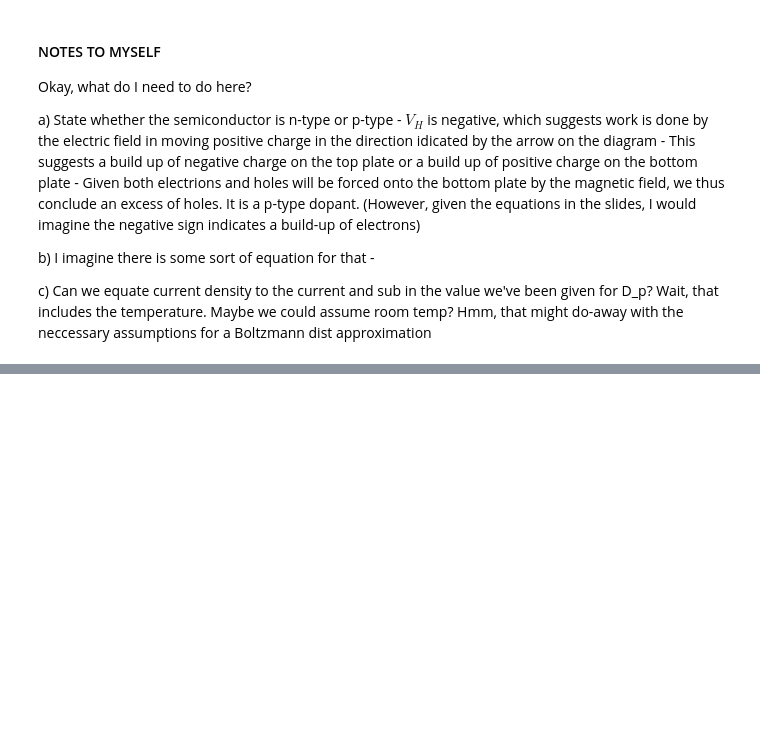
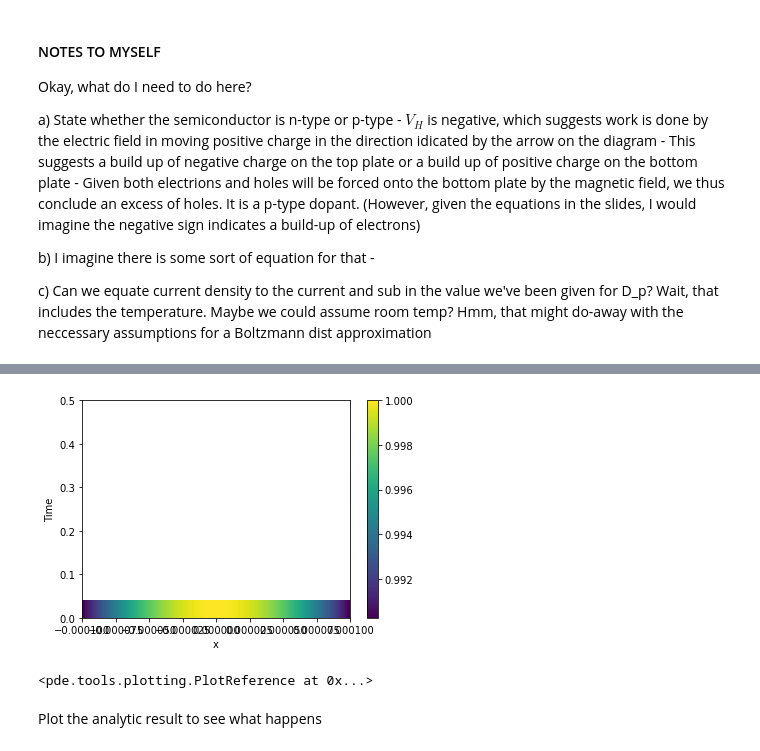
Before and after one commit to joshedmundson/PH4044-Tutorial-Sheet-3, a Jupyter notebook: PH4044 Tutorial Sheet 3.ipynb, the cells around one changed output, grey strips where cells are left out. Cells and saved outputs as stored; diff of their text form; code cells hidden in the pictures; blank space fills up the shorter version.

```diff
--- a/PH4044 Tutorial Sheet 3.ipynb
+++ b/PH4044 Tutorial Sheet 3.ipynb
@@ -92,0 +187,36 @@ c) Can we equate current density to the current and sub in the value we've been
+# %%
+# We can us the py-pde library to solve the differential equation
+import pde
+
+# Define all the constants in the equation
+mu_p = 300e-4 # m^2 V^-1 s^-1
+T = 10 # K
+E_0 = 10 # J
+tau_p = 1e-6 # s
+e = 1.6e-19 # C
+D_p = (mu_p * k_B * T) / e # I think units are Q m^2 s-1 though this doesn't make sense if J is current density.
+
+# Set up a grid of cartesian coordinates for the equation to solve
+grid = pde.CartesianGrid([[-1e-4, 1e-4]], [101])
+
+data = np.zeros(101)
+data[len(data)//2] = 20
+
+sigma = 1e-6
+
+# Set up a Scalar Field which will correspond to the excess carriers
+#delta_p = pde.ScalarField(grid, data=data)
+delta_p = pde.ScalarField.from_expression(grid, f"exp(-x**2/{sigma})")
+# Now we can encode the partial differential equation (notes below on the formatting)
+# eq = pde.PDE({"p": "D_p * d2_dx2(p) - mu_p * E_0 * d_dx(p) - p / tau_p"}, consts=constants)
+eq = pde.PDE({"p": f"(d2_dx2(p)) - {E_0}*(d_dx(p)) - (p)"})
+# And solve
+storage = pde.MemoryStorage()
+result = eq.solve(delta_p, t_range=0.5, dt = 1e-7, tracker=storage.tracker(0.1))
+
+pde.plot_kymograph(storage)
+# %% [output]
+[figure, added]
+<pde.tools.plotting.PlotReference at 0x...>
+# %% [markdown]
+Plot the analytic result to see what happens
```
Also changed, not shown: parts of 12 cells of this notebook.
